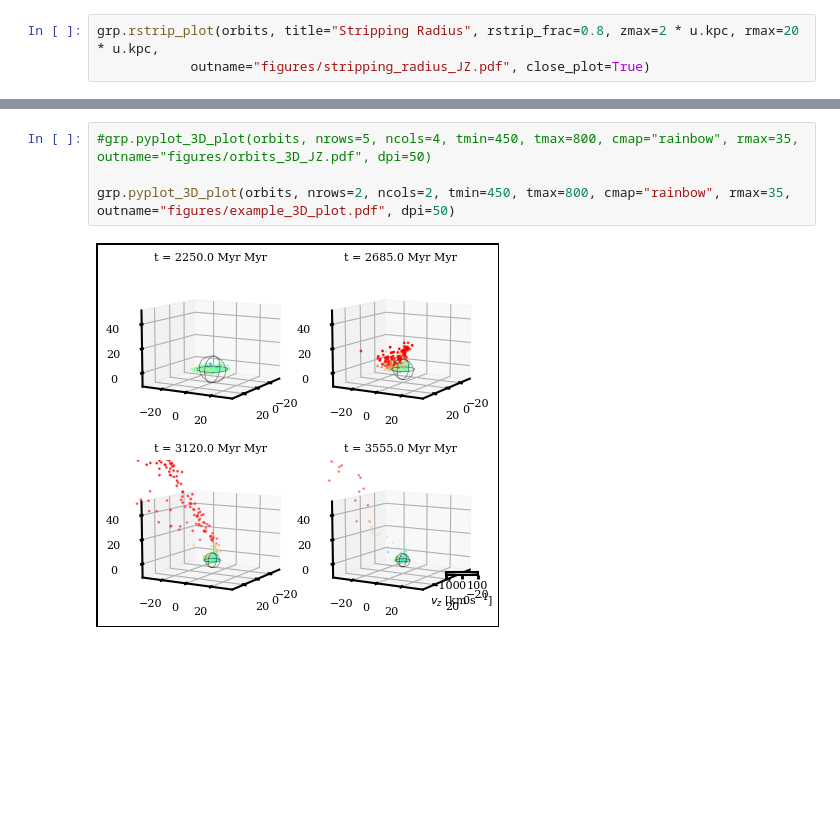
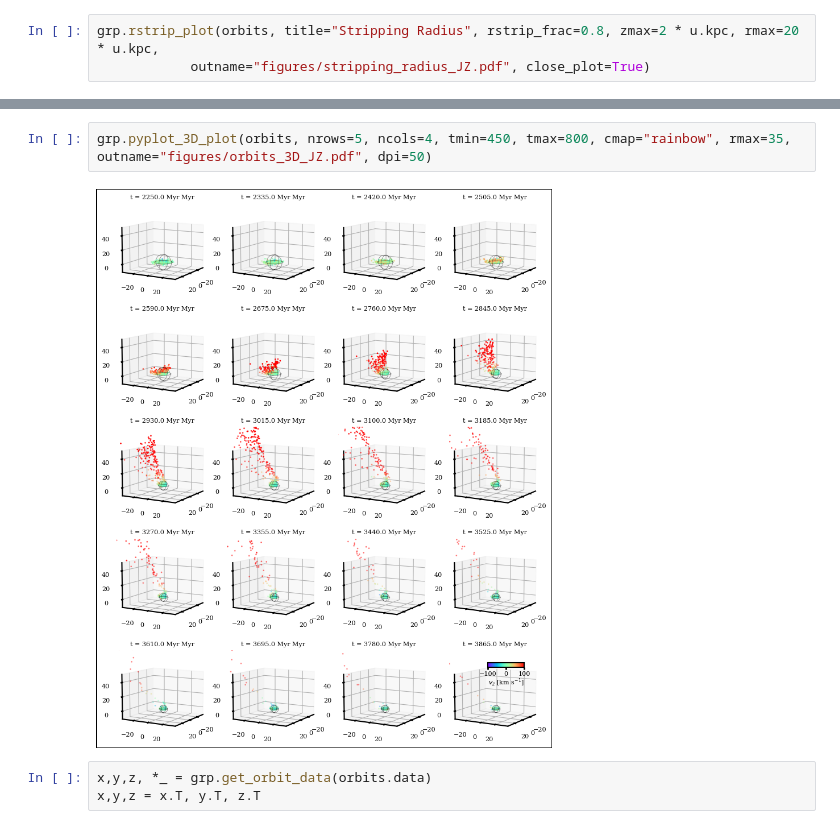
Before and after one commit to HSouch/galarp, a Jupyter notebook: paper/2-StrippingRadius.ipynb, the cells around one changed output, grey strips where cells are left out. Drawn from its saved outputs; the diff is of its cells as text; blank space fills up the shorter version.

```diff
--- a/paper/2-StrippingRadius.ipynb
+++ b/paper/2-StrippingRadius.ipynb
@@ -58,6 +36,7 @@ def evaluate_ellipse_coordinates(t, a, b, phi, theta):
 # %%
-#grp.pyplot_3D_plot(orbits, nrows=5, ncols=4, tmin=450, tmax=800, cmap="rainbow", rmax=35, outname="figures/orbits_3D_JZ.pdf", dpi=50)
-
-grp.pyplot_3D_plot(orbits, nrows=2, ncols=2, tmin=450, tmax=800, cmap="rainbow", rmax=35, outname="figures/example_3D_plot.pdf", dpi=50)
+grp.pyplot_3D_plot(orbits, nrows=5, ncols=4, tmin=450, tmax=800, cmap="rainbow", rmax=35, outname="figures/orbits_3D_JZ.pdf", dpi=50)
 # %% [output]
-[figure, old version]
+[figure, new version]
+# %%
+x,y,z, *_ = grp.get_orbit_data(orbits.data)
+x,y,z = x.T, y.T, z.T
```
Also changed, not shown: parts of 5 cells of this notebook, 1 other file.
